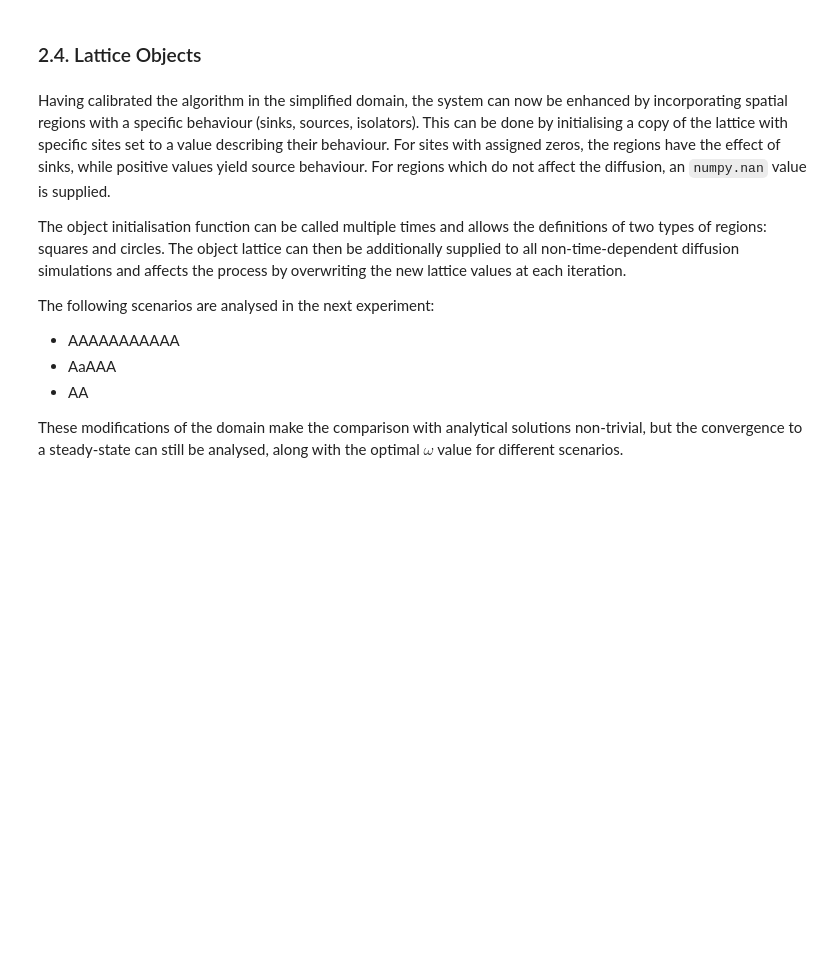
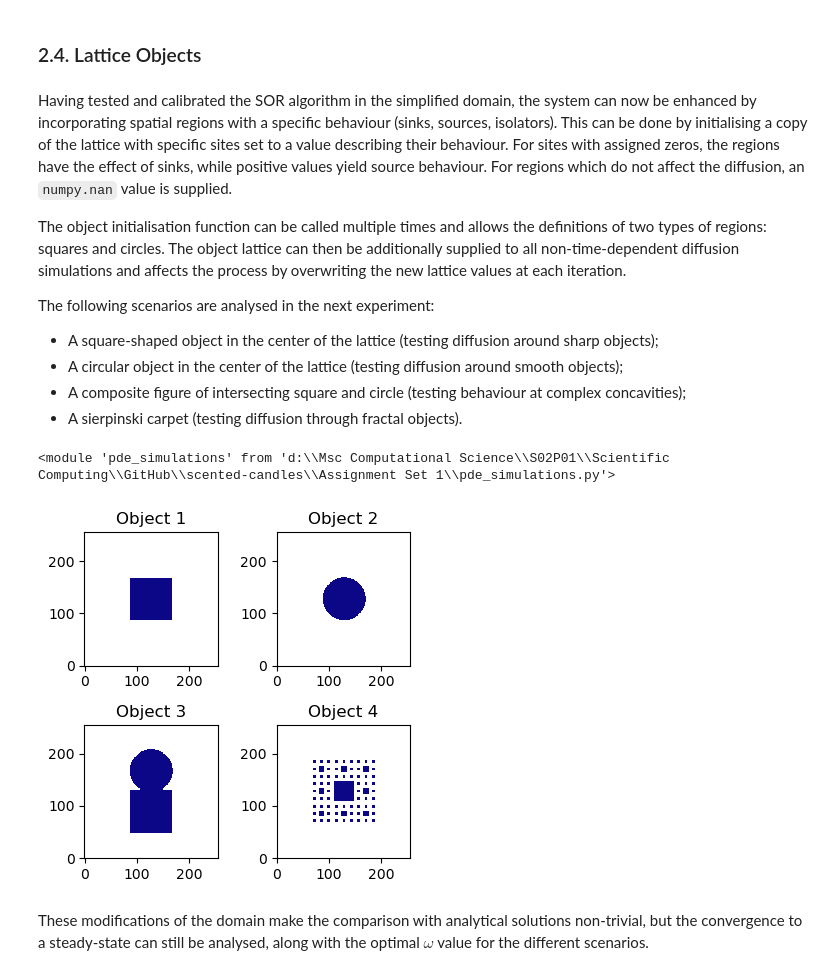
Before and after one commit to mboyan/scented-candles, a Jupyter notebook: Assignment Set 1/AssignmentSet1.ipynb, the cells around one changed output. Cells and saved outputs as stored; diff of their text form; code cells hidden in the pictures; blank space fills up the shorter version.

Commit message:
Isolator initialisation

```diff
--- a/Assignment Set 1/AssignmentSet1.ipynb
+++ b/Assignment Set 1/AssignmentSet1.ipynb
@@ -461,13 +461,12 @@ plt.show()
 # %% [markdown]
 ### 2.4. Lattice Objects
 # %% [markdown]
-Having calibrated the algorithm in the simplified domain, the system can now be enhanced by incorporating spatial regions with a specific behaviour (sinks, sources, isolators). This can be done by initialising a copy of the lattice with specific sites set to a value describing their behaviour. For sites with assigned zeros, the regions have the effect of sinks, while positive values yield source behaviour. For regions which do not affect the diffusion, an `numpy.nan` value is supplied.
+Having tested and calibrated the SOR algorithm in the simplified domain, the system can now be enhanced by incorporating spatial regions with a specific behaviour (sinks, sources, isolators). This can be done by initialising a copy of the lattice with specific sites set to a value describing their behaviour. For sites with assigned zeros, the regions have the effect of sinks, while positive values yield source behaviour. For regions which do not affect the diffusion, an `numpy.nan` value is supplied.
 
 The object initialisation function can be called multiple times and allows the definitions of two types of regions: squares and circles. The object lattice can then be additionally supplied to all non-time-dependent diffusion simulations and affects the process by overwriting the new lattice values at each iteration.
 
 The following scenarios are analysed in the next experiment:
-- AAAAAAAAAAA
-- AaAAA
-- AA
-
-These modifications of the domain make the comparison with analytical solutions non-trivial, but the convergence to a steady-state can still be analysed, along with the optimal $\omega$ value for different scenarios.
+- A square-shaped object in the center of the lattice (testing diffusion around sharp objects);
+- A circular object in the center of the lattice (testing diffusion around smooth objects);
+- A composite figure of intersecting square and circle (testing behaviour at complex concavities);
+- A sierpinski carpet (testing diffusion through fractal objects).
@@ -481,0 +473,36 @@ c_objects = pde.init_lattice_object(c_init, center, 0.25 * N, type='rectangle')
+# %%
+reload(pde)
+# %% [output]
+<module 'pde_simulations' from 'd:\\Msc Computational Science\\S02P01\\Scientific Computing\\GitHub\\scented-candles\\Assignment Set 1\\pde_simulations.py'>
+# %%
+# Initial condition
+N = 256
+c_init = np.zeros((N, N))
+
+# Initialise objects
+center = np.array([N//2, N//2])
+c_object_collection = np.empty((4, N, N))
+
+# Square
+c_object_collection[0] = pde.init_lattice_object(c_init, center, N / 6, type='square', const_val=0.0)
+# Circle
+c_object_collection[1] = pde.init_lattice_object(c_init, center, N / 6, type='circle')
+# Composite
+composite = pde.init_lattice_object(c_init, center + np.array([0.15 * N, 0]), N / 6, type='circle')
+c_object_collection[2] = pde.init_lattice_object(c_init, center - np.array([0.15 * N, 0]), N / 6, type='square')
+c_object_collection[2] = np.where(np.isnan(c_object_collection[2]), composite, c_object_collection[2])
+# Sierpinski carpet
+c_object_collection[3] = pde.init_lattice_object(c_init, center, N / 2, type='sierpinski carpet')
+
+# Plot objects
+fig, axs = plt.subplots(2, 2)
+fig.set_size_inches(4, 4)
+for i, c_object in enumerate(c_object_collection):
+    axs[i//2, i%2].imshow(c_object, origin='lower', cmap='plasma')
+    axs[i//2, i%2].set_title(f'Object {i+1}')
+plt.tight_layout()
+plt.show()
+# %% [output]
+[figure, added]
+# %% [markdown]
+These modifications of the domain make the comparison with analytical solutions non-trivial, but the convergence to a steady-state can still be analysed, along with the optimal $\omega$ value for the different scenarios.
```
Also changed, not shown: parts of 17 cells of this notebook, 1 other file.
